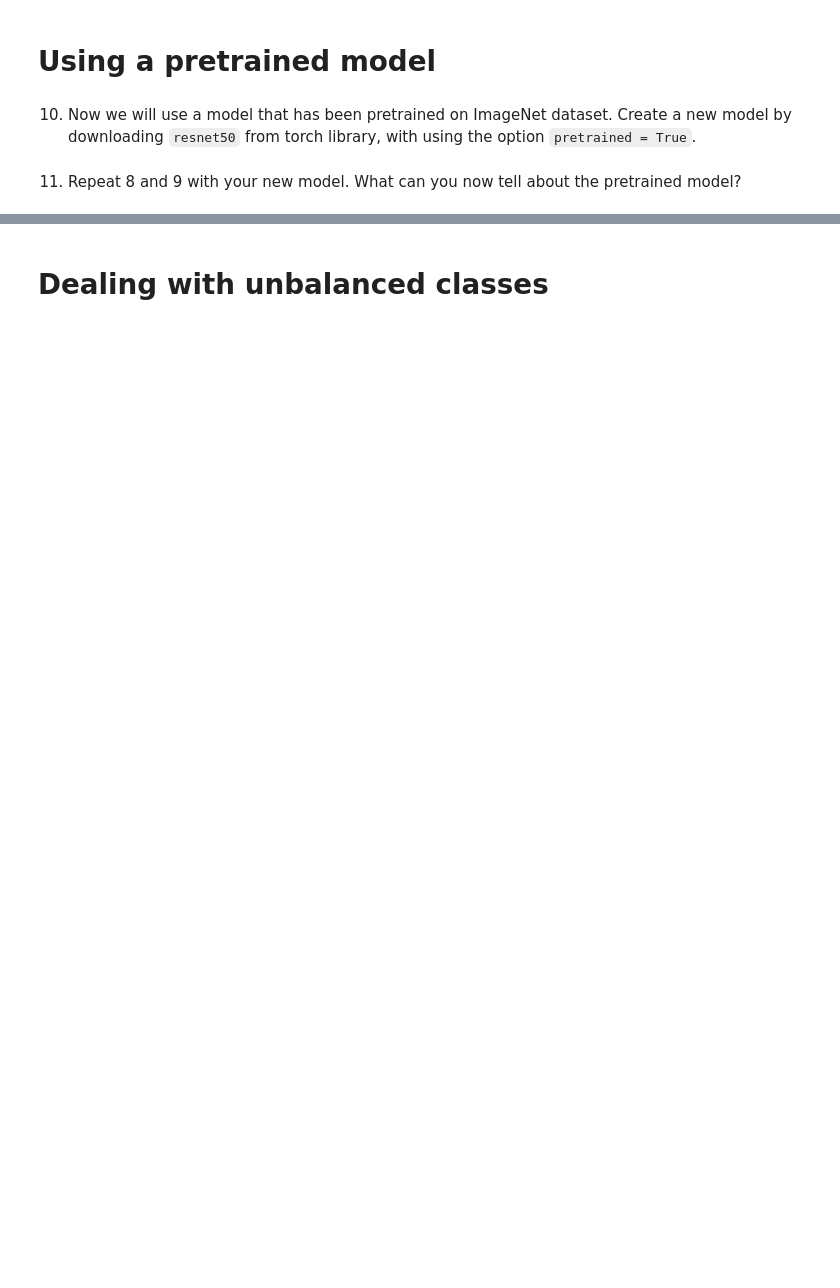
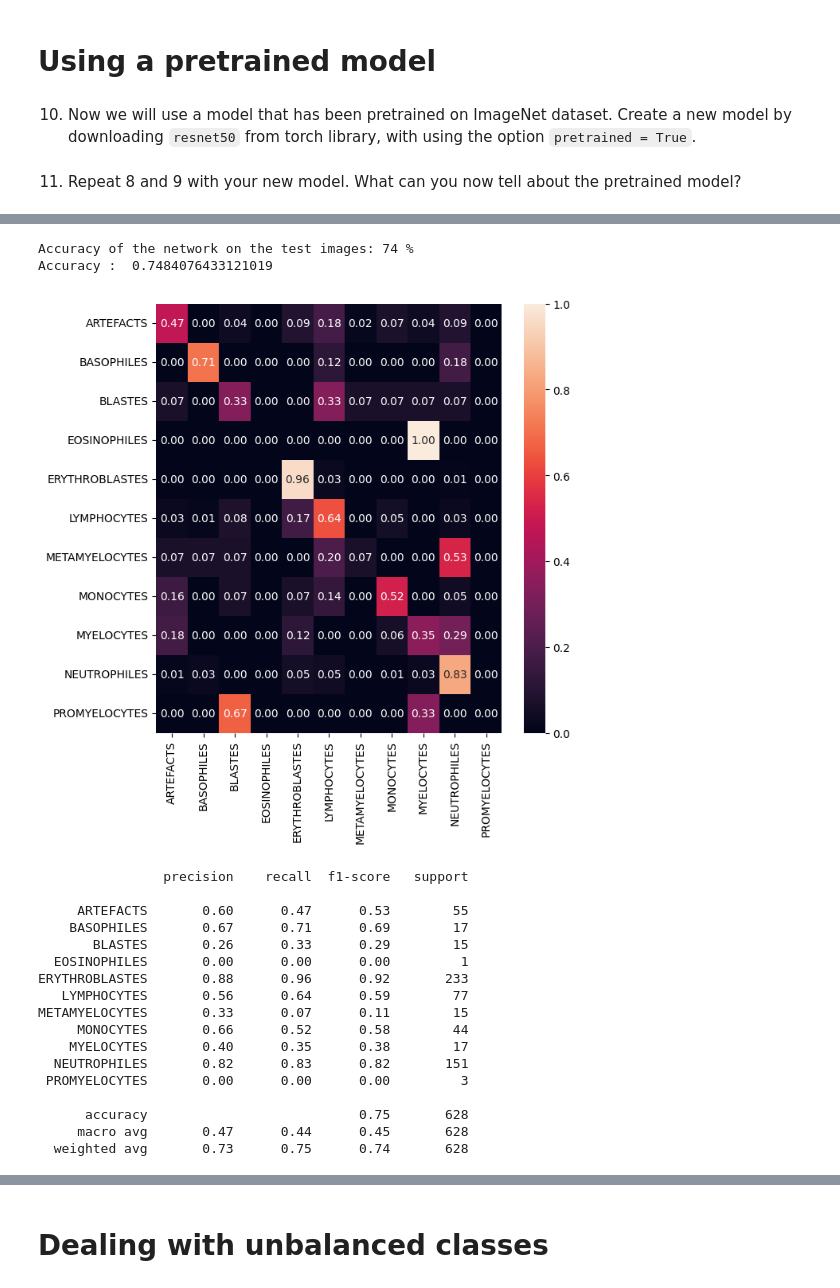
Before and after one commit to ErwanR123/TP2_ML_medical, a Jupyter notebook: TP2.ipynb, the cells around one changed output, grey strips where cells are left out. Saved outputs shown, nothing was run; the diff lists cells and outputs as text; code cells hidden in the pictures; blank space fills up the shorter version.

```diff
--- a/TP2.ipynb
+++ b/TP2.ipynb
@@ -437,9 +453,48 @@ Example of expected result:
 # %% [markdown]
 10. Now we will use a model that has been pretrained on ImageNet dataset. Create a new model by downloading `resnet50` from torch library, with using the option `pretrained = True`.
 # %%
+#Answer
+resnet = resnet50(weights=ResNet50_Weights.IMAGENET1K_V2).to(device)
+resnet.fc = nn.Linear(resnet.fc.in_features, 11)
+resnet = resnet.to(device)
+
 loss = nn.CrossEntropyLoss()
 optimizer = optim.SGD(resnet.parameters(), lr=0.001, momentum=0.9)
 # %% [markdown]
 11. Repeat 8 and 9 with your new model. What can you now tell about the pretrained model?
 # %% [markdown]
 ![image.png](embedded-picture-1)
+# %%
+#Answer
+resnet_model=train_model(resnet, 10, loss, optimizer, dataloader_train)
+
+prediction, target, acc = find_accuracy(resnet_model, dataloader_test)
+
+print("Accuracy : ", acc)
+
+
+plot_confusion(prediction, target)
+
+report = classification_report(target, prediction, target_names=classes)
+print(report)
+# %% [output]
+Accuracy of the network on the test images: 74 %
+Accuracy :  0.7484076433121019
+[figure, added]
+                precision    recall  f1-score   support
+
+     ARTEFACTS       0.60      0.47      0.53        55
+    BASOPHILES       0.67      0.71      0.69        17
+       BLASTES       0.26      0.33      0.29        15
+  EOSINOPHILES       0.00      0.00      0.00         1
+ERYTHROBLASTES       0.88      0.96      0.92       233
+   LYMPHOCYTES       0.56      0.64      0.59        77
+METAMYELOCYTES       0.33      0.07      0.11        15
+     MONOCYTES       0.66      0.52      0.58        44
+    MYELOCYTES       0.40      0.35      0.38        17
+  NEUTROPHILES       0.82      0.83      0.82       151
+ PROMYELOCYTES       0.00      0.00      0.00         3
+
+      accuracy                           0.75       628
+     macro avg       0.47      0.44      0.45       628
+  weighted avg       0.73      0.75      0.74       628
```
Also changed, not shown: parts of 17 cells of this notebook.
